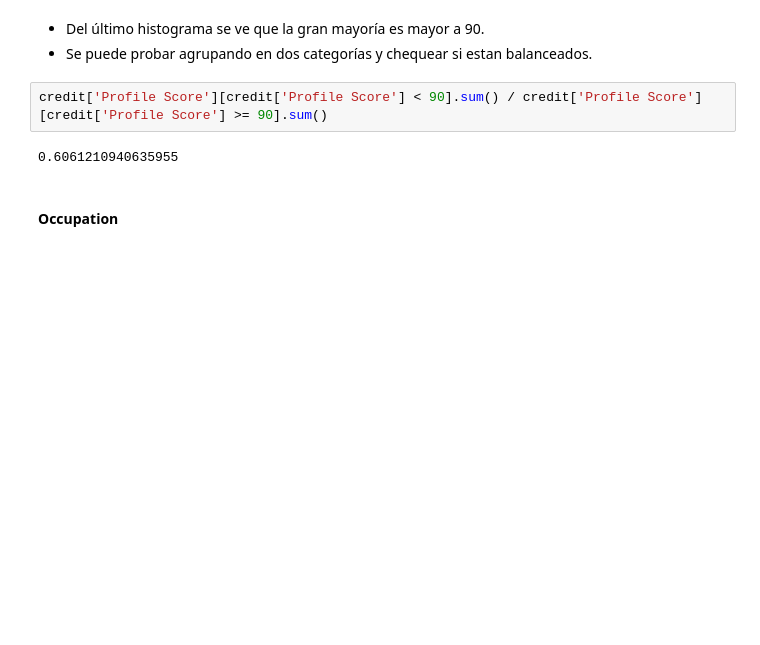
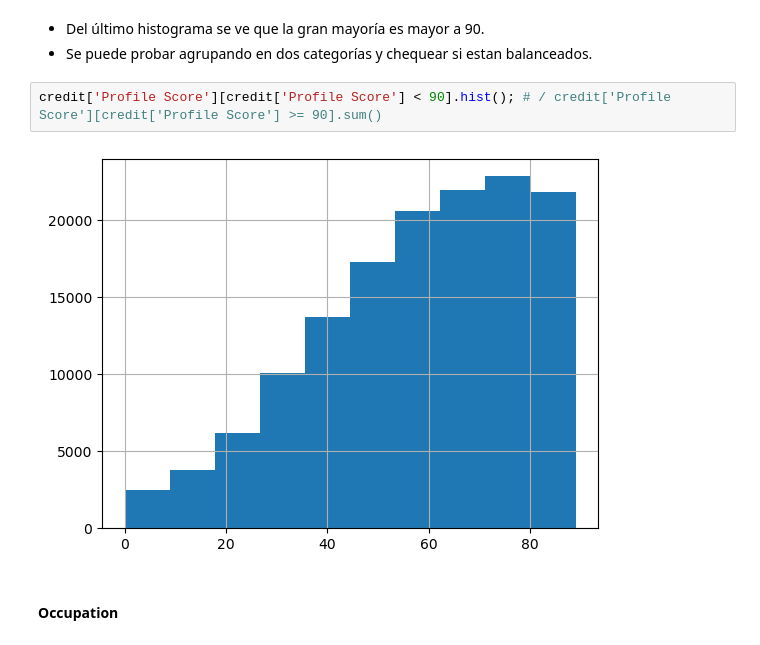
Before and after one commit to manoloacademia/aprMaqI_CEIA, a Jupyter notebook: trabajo_final/credit_v3.ipynb, the cells around one changed output. Cells and saved outputs as stored; diff of their text form; blank space fills up the shorter version.

```diff
--- a/trabajo_final/credit_v3.ipynb
+++ b/trabajo_final/credit_v3.ipynb
@@ -401,9 +442,9 @@ credit['Profile Score'].hist(bins=50);
 - Del último histograma se ve que la gran mayoría es mayor a 90.
 - Se puede probar agrupando en dos categorías y chequear si estan balanceados.
 # %%
-credit['Profile Score'][credit['Profile Score'] < 90].sum() / credit['Profile Score'][credit['Profile Score'] >= 90].sum()
+credit['Profile Score'][credit['Profile Score'] < 90].hist(); # / credit['Profile Score'][credit['Profile Score'] >= 90].sum()
 # %% [output]
-0.6061210940635955
+[figure, added]
 # %% [markdown]
 #### Occupation
 # %%
```
Also changed, not shown: parts of 27 cells of this notebook.
